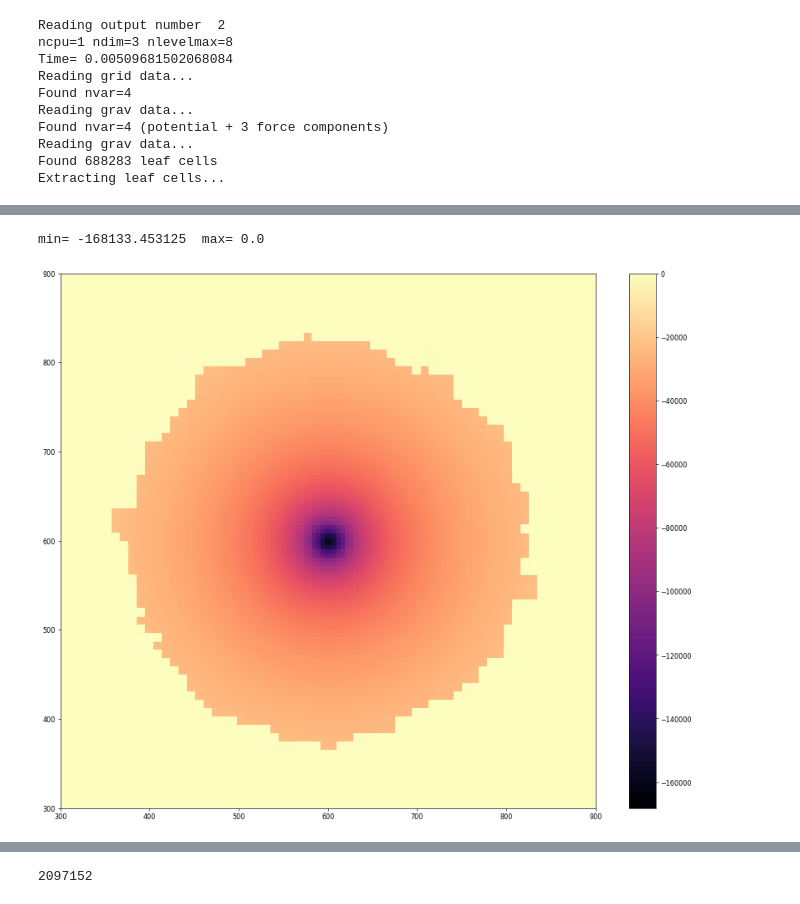
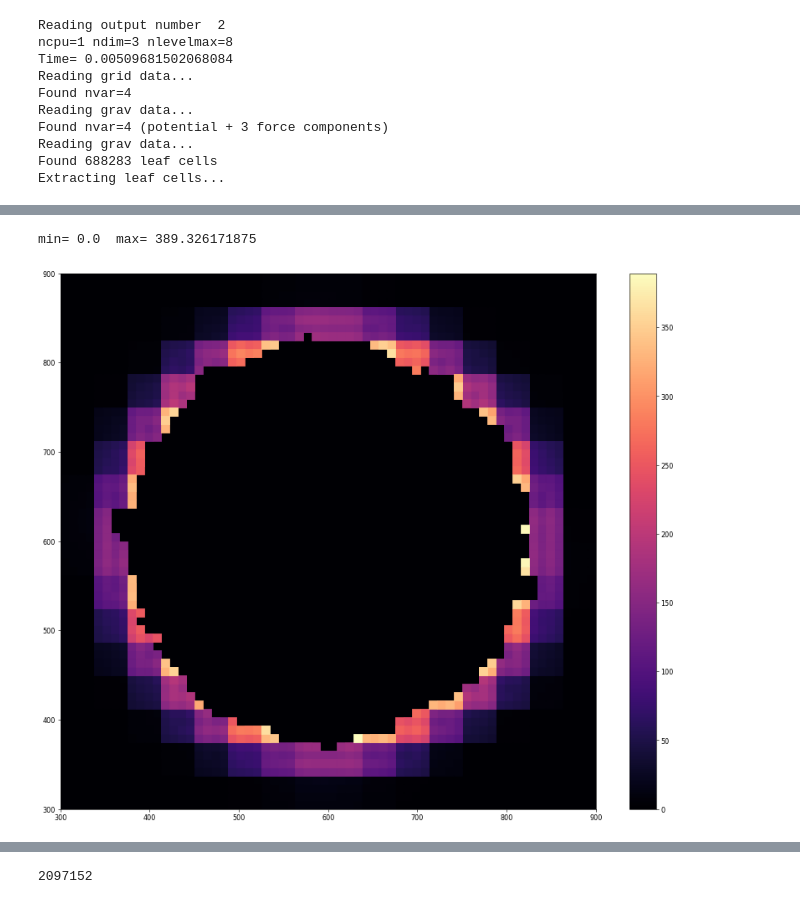
Before and after one commit to Byeol-Haneul/Ramses-FMM, a Jupyter notebook: analyze/amr.ipynb, the cells around one changed output, grey strips where cells are left out. Cells and saved outputs as stored; diff of their text form; code cells hidden in the pictures.

```diff
--- a/analyze/amr.ipynb
+++ b/analyze/amr.ipynb
@@ -48,3 +48,7 @@ Found nvar=4 (potential + 3 force components)
 Reading grav data...
 Found 688283 leaf cells
 Extracting leaf cells...
+# %%
+nout = '3'
+c3=ram.rd_cell(nout,path=path,prefix=prefix,center=center)
+i3=ram.rd_info(nout,path=path)
@@ -57,9 +73,9 @@ print(c.x.shape)
 # %%
 ii=1; jj=2
 mask = np.abs(c.x[2] - 600)<10
 
-ram.visu(c.x[0][mask],c.x[1][mask],c.dx[mask],c.g[0][mask],sort=c.g[0][mask], cmap='magma')
+ram.visu(c.x[0][mask],c.x[1][mask],c.dx[mask],c.g[0][mask]-c3.g[0][mask],sort=c.g[0][mask]-c3.g[0][mask], cmap='magma')
 # %% [output]
-min= -168133.453125  max= 0.0
+min= 0.0  max= 389.326171875
-[figure, old version]
+[figure, new version]
 # %%
```
Also changed, not shown: parts of 3 cells of this notebook, 1 other file.
